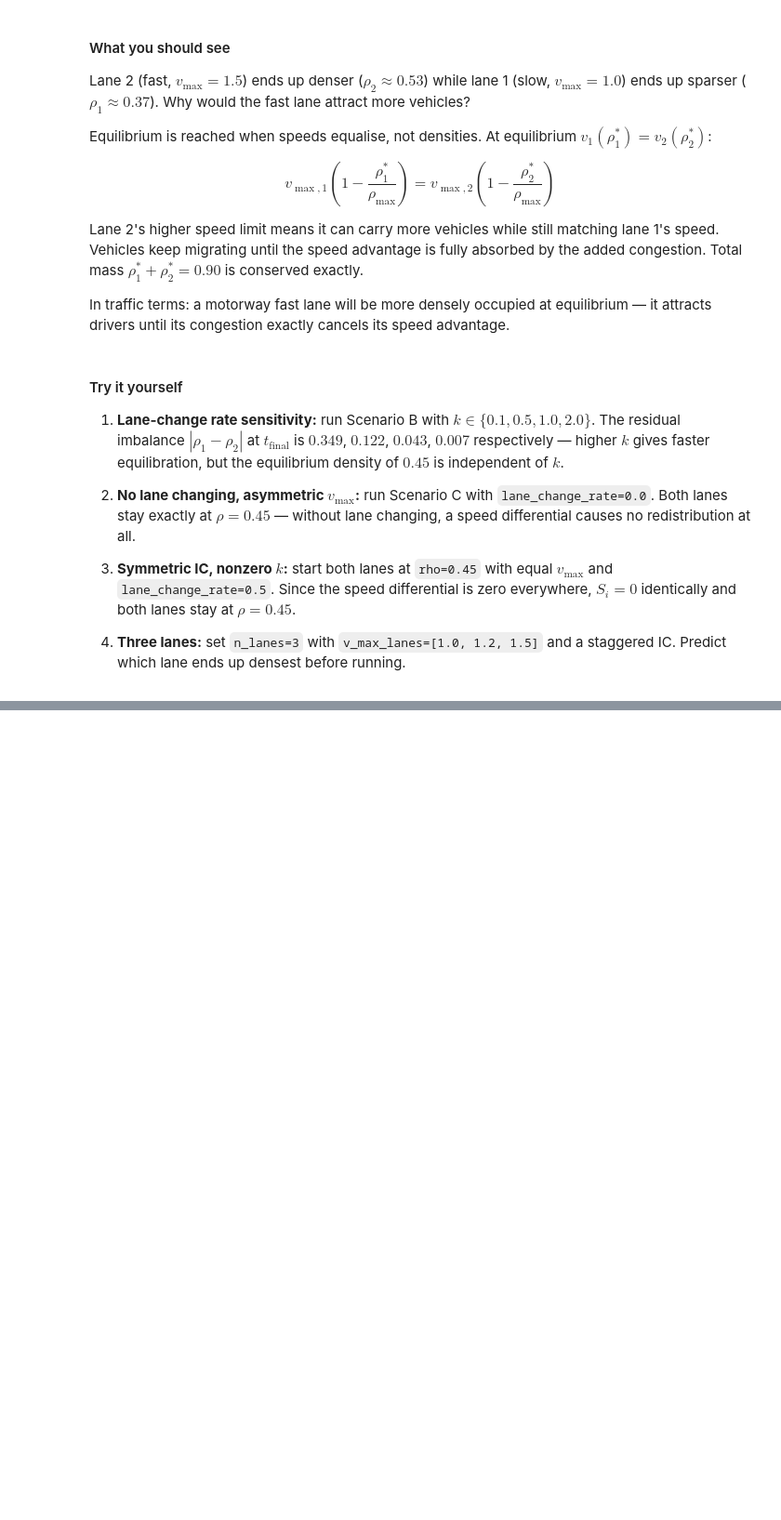
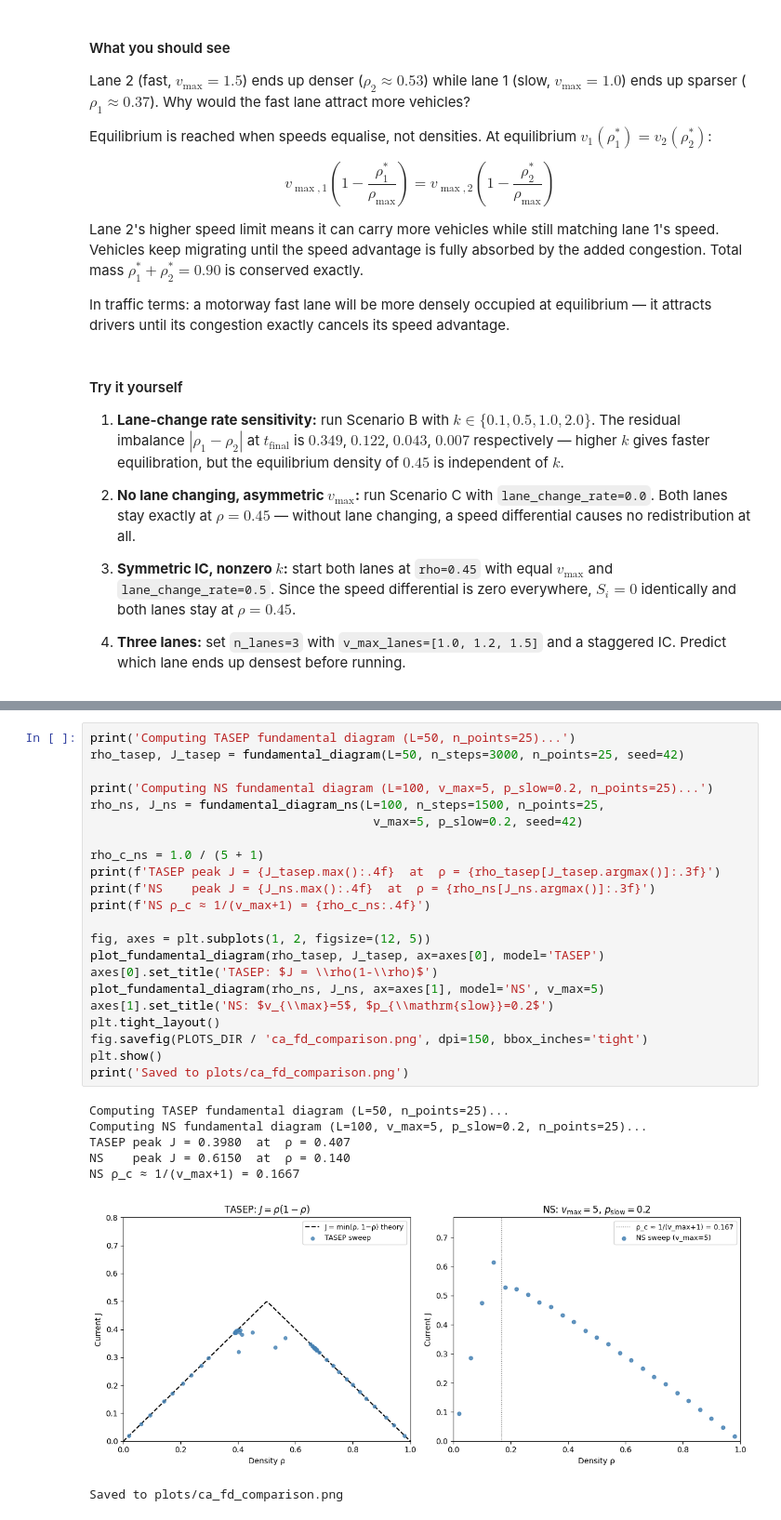
Before and after one commit to JasperA680/PX915, a Jupyter notebook: notebooks/tutorial.ipynb, the cells around one changed output, grey strips where cells are left out. Shown at 93% size. Drawn from its saved outputs; the diff is of its cells as text; blank space fills up the shorter version.

```diff
--- a/notebooks/tutorial.ipynb
+++ b/notebooks/tutorial.ipynb
@@ -611,0 +873,30 @@ To run the existing single-lane CA simulations now, use the GUI.
+# %%
+print('Computing TASEP fundamental diagram (L=50, n_points=25)...')
+rho_tasep, J_tasep = fundamental_diagram(L=50, n_steps=3000, n_points=25, seed=42)
+
+print('Computing NS fundamental diagram (L=100, v_max=5, p_slow=0.2, n_points=25)...')
+rho_ns, J_ns = fundamental_diagram_ns(L=100, n_steps=1500, n_points=25,
+                                       v_max=5, p_slow=0.2, seed=42)
+
+rho_c_ns = 1.0 / (5 + 1)
+print(f'TASEP peak J = {J_tasep.max():.4f}  at  ρ = {rho_tasep[J_tasep.argmax()]:.3f}')
+print(f'NS    peak J = {J_ns.max():.4f}  at  ρ = {rho_ns[J_ns.argmax()]:.3f}')
+print(f'NS ρ_c ≈ 1/(v_max+1) = {rho_c_ns:.4f}')
+
+fig, axes = plt.subplots(1, 2, figsize=(12, 5))
+plot_fundamental_diagram(rho_tasep, J_tasep, ax=axes[0], model='TASEP')
+axes[0].set_title('TASEP: $J = \\rho(1-\\rho)$')
+plot_fundamental_diagram(rho_ns, J_ns, ax=axes[1], model='NS', v_max=5)
+axes[1].set_title('NS: $v_{\\max}=5$, $p_{\\mathrm{slow}}=0.2$')
+plt.tight_layout()
+fig.savefig(PLOTS_DIR / 'ca_fd_comparison.png', dpi=150, bbox_inches='tight')
+plt.show()
+print('Saved to plots/ca_fd_comparison.png')
+# %% [output]
+Computing TASEP fundamental diagram (L=50, n_points=25)...
+Computing NS fundamental diagram (L=100, v_max=5, p_slow=0.2, n_points=25)...
+TASEP peak J = 0.3980  at  ρ = 0.407
+NS    peak J = 0.6150  at  ρ = 0.140
+NS ρ_c ≈ 1/(v_max+1) = 0.1667
+[figure, added]
+Saved to plots/ca_fd_comparison.png
```
Also changed, not shown: parts of 32 cells of this notebook, 1 other file.
